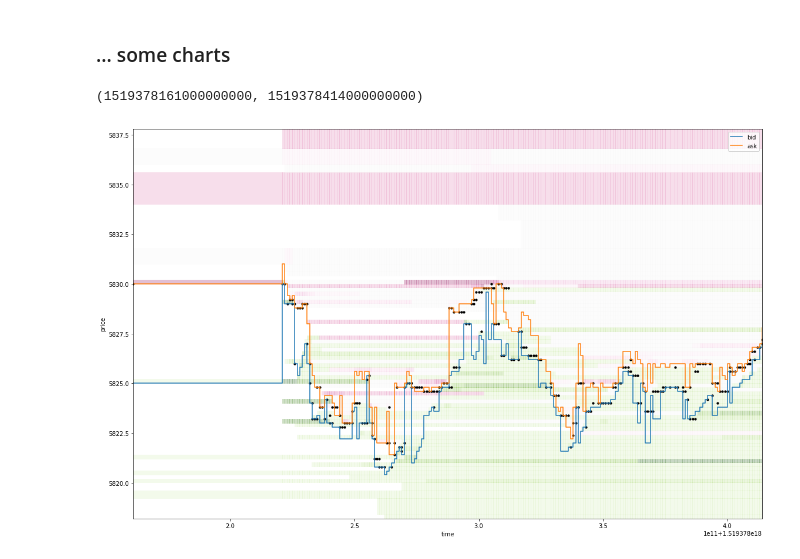
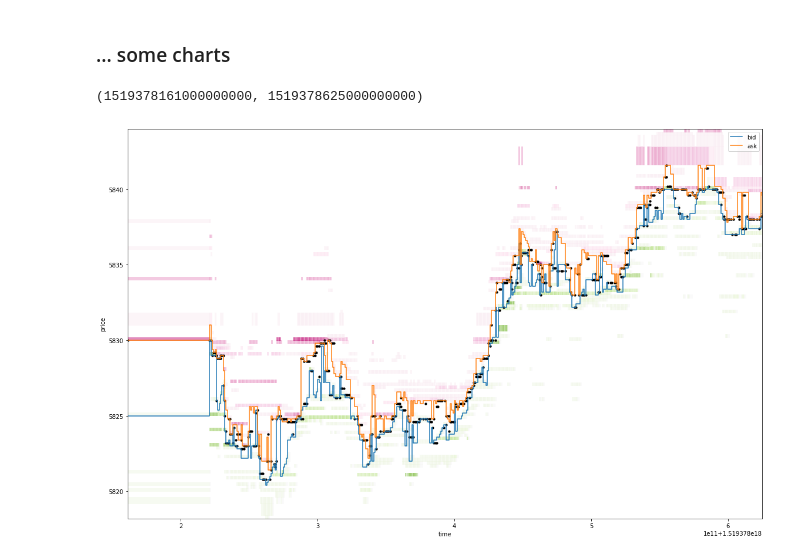
Before and after one commit to Sahanduiuc/roq-jupyter, a Jupyter notebook: notebooks/simple.ipynb, the cells around one changed output. Cells and saved outputs as stored; diff of their text form; code cells hidden in the pictures.

Commit message:
drop ffill

```diff
--- a/notebooks/simple.ipynb
+++ b/notebooks/simple.ipynb
@@ -367,13 +367,14 @@ best_bid_ask.head()
 # %% [markdown]
 ### ... some charts
 # %%
-def plot_data(trade_volume, market_by_price, best_bid_ask):
+def plot_data(big_size, trade_volume, market_by_price, best_bid_ask):
     import matplotlib as mpl
     import matplotlib.pyplot as plt
     fig, ax = plt.subplots(figsize=(16,10))
-    tmp = market_by_price.reset_index().pivot(index='time', columns='price', values='quantity').fillna(method='ffill')
+    tmp = market_by_price.reset_index().pivot(index='time', columns='price', values='quantity')
     ax.pcolor(tmp.index, tmp.columns, tmp.transpose(),
-              alpha=0.25, cmap=mpl.cm.get_cmap('PiYG'))
+              alpha=0.5, cmap=mpl.cm.get_cmap('PiYG'),
+              vmin=-big_size, vmax=big_size)
     best_bid_ask.plot(drawstyle="steps-post", ax=ax)
     trade_volume.reset_index().plot(x='time', y='price',
                                     kind='scatter', marker='.', linewidths=2, edgecolors='black',
@@ -385,10 +386,10 @@ def get_range(df, idx_0, idx_1):
     tmp = df.index.get_level_values(0)[idx_0:idx_1]
     return (tmp[0], tmp[-1])
 # %%
-time_0, time_1 = get_range(trade_volume, 0, 250)
+time_0, time_1 = get_range(trade_volume, 0, 500)
 time_0, time_1
 # %% [output]
-(1519378161000000000, 1519378414000000000)
+(1519378161000000000, 1519378625000000000)
 # %%
 def select_subset(df, time_0, time_1):
     import numpy as np
@@ -398,8 +399,9 @@ def select_subset(df, time_0, time_1):
     return df[include]
 # %%
 plot_data(
+    10,
     select_subset(trade_volume, time_0, time_1),
     select_subset(market_by_price, time_0, time_1),
     select_subset(best_bid_ask, time_0, time_1))
 # %% [output]
-[figure, old version]
+[figure, new version]
```
Also changed, not shown: parts of 2 cells of this notebook.
